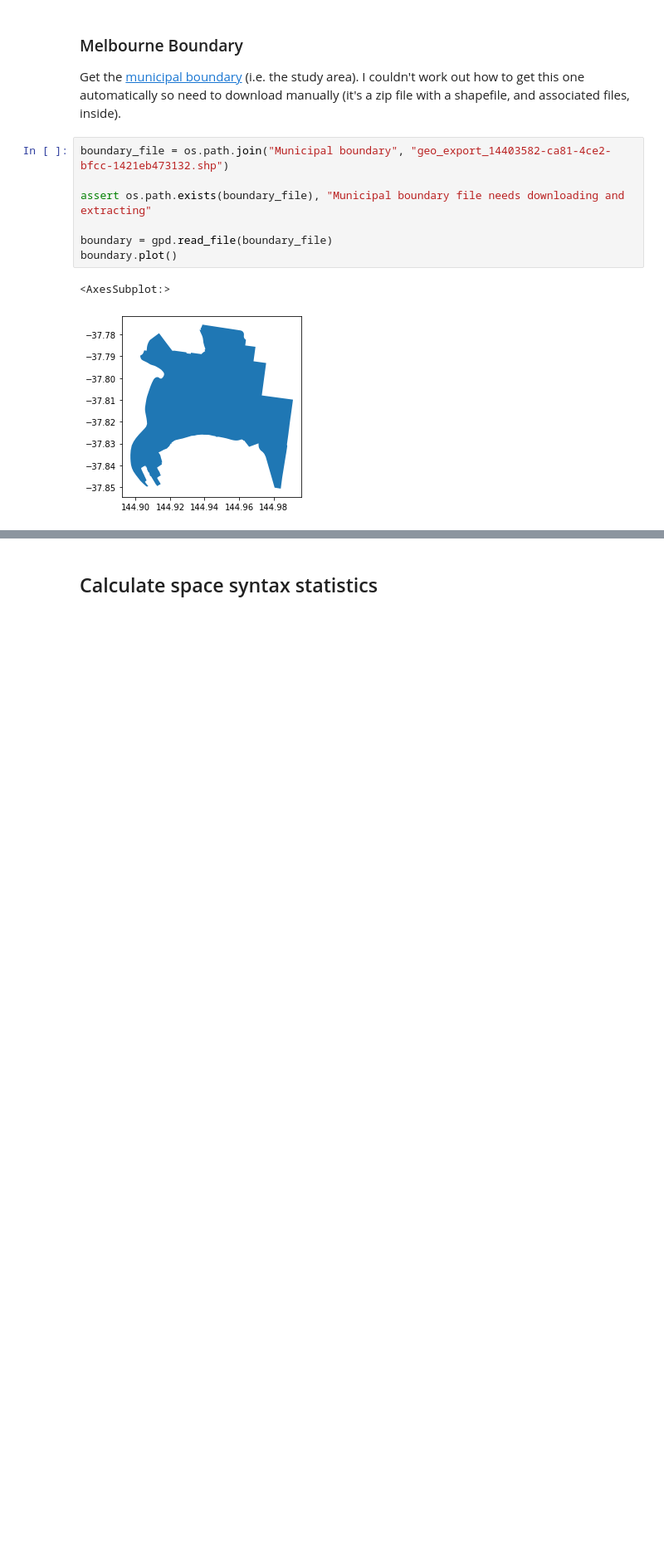
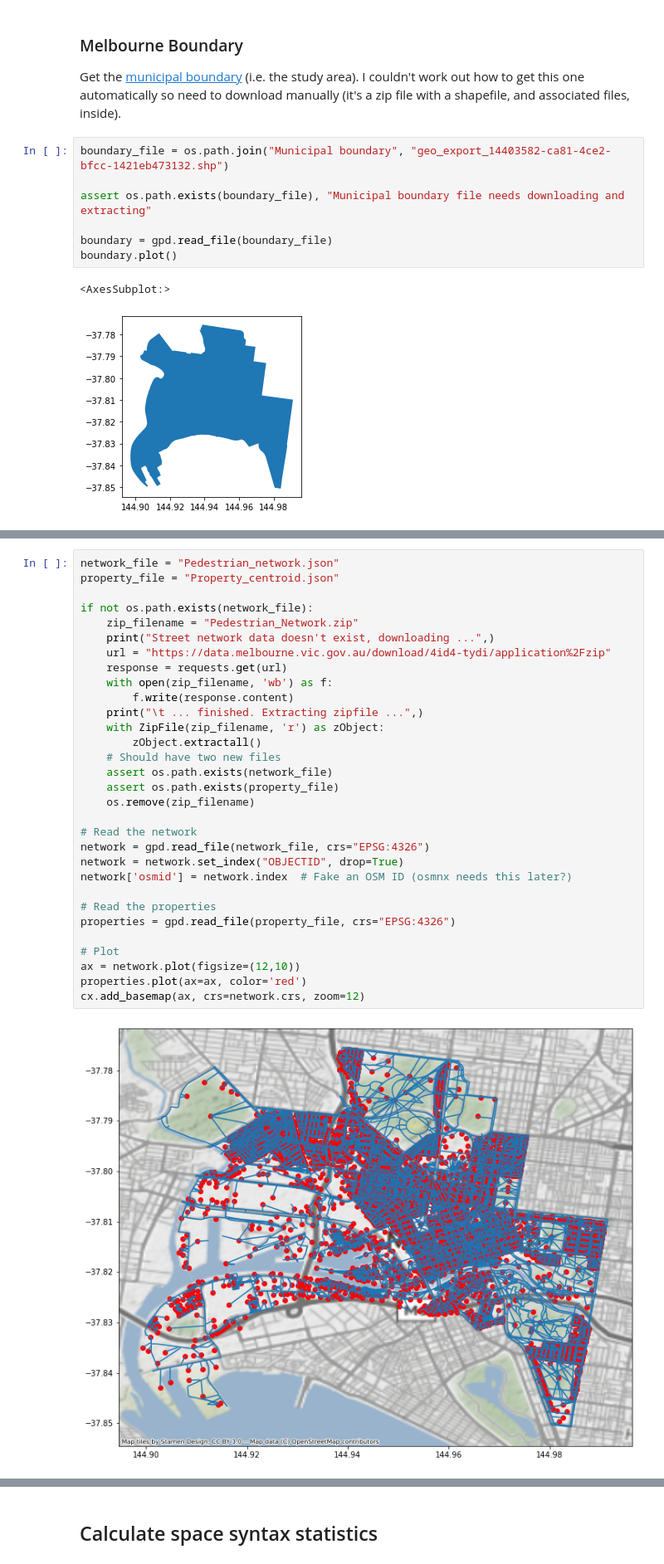
Before and after one commit to masher92/footfall, a Jupyter notebook: MelbourneAnalysis/Street_Network/Street_Network.ipynb, the cells around one changed output, grey strips where cells are left out. Shown at 83% size. Saved outputs shown, nothing was run; the diff lists cells and outputs as text; blank space fills up the shorter version.

Commit message:
Re-calculated betweenness using Melbourne open pedestrian network

```diff
--- a/MelbourneAnalysis/Street_Network/Street_Network.ipynb
+++ b/MelbourneAnalysis/Street_Network/Street_Network.ipynb
@@ -97,0 +75,33 @@ boundary.plot()
+# %%
+network_file = "Pedestrian_network.json"
+property_file = "Property_centroid.json"
+
+if not os.path.exists(network_file):
+    zip_filename = "Pedestrian_Network.zip"
+    print("Street network data doesn't exist, downloading ...",)
+    url = "https://data.melbourne.vic.gov.au/download/4id4-tydi/application%2Fzip"
+    response = requests.get(url)
+    with open(zip_filename, 'wb') as f:
+        f.write(response.content)
+    print("\t ... finished. Extracting zipfile ...",)
+    with ZipFile(zip_filename, 'r') as zObject:
+        zObject.extractall()
+    # Should have two new files
+    assert os.path.exists(network_file)
+    assert os.path.exists(property_file)
+    os.remove(zip_filename)
+
+# Read the network
+network = gpd.read_file(network_file, crs="EPSG:4326")
+network = network.set_index("OBJECTID", drop=True)
+network['osmid'] = network.index  # Fake an OSM ID (osmnx needs this later?)
+
+# Read the properties
+properties = gpd.read_file(property_file, crs="EPSG:4326")
+
+# Plot
+ax = network.plot(figsize=(12,10))
+properties.plot(ax=ax, color='red')
+cx.add_basemap(ax, crs=network.crs, zoom=12)
+# %% [output]
+[figure]
```
Also changed, not shown: parts of 26 cells of this notebook, 2 other files.
